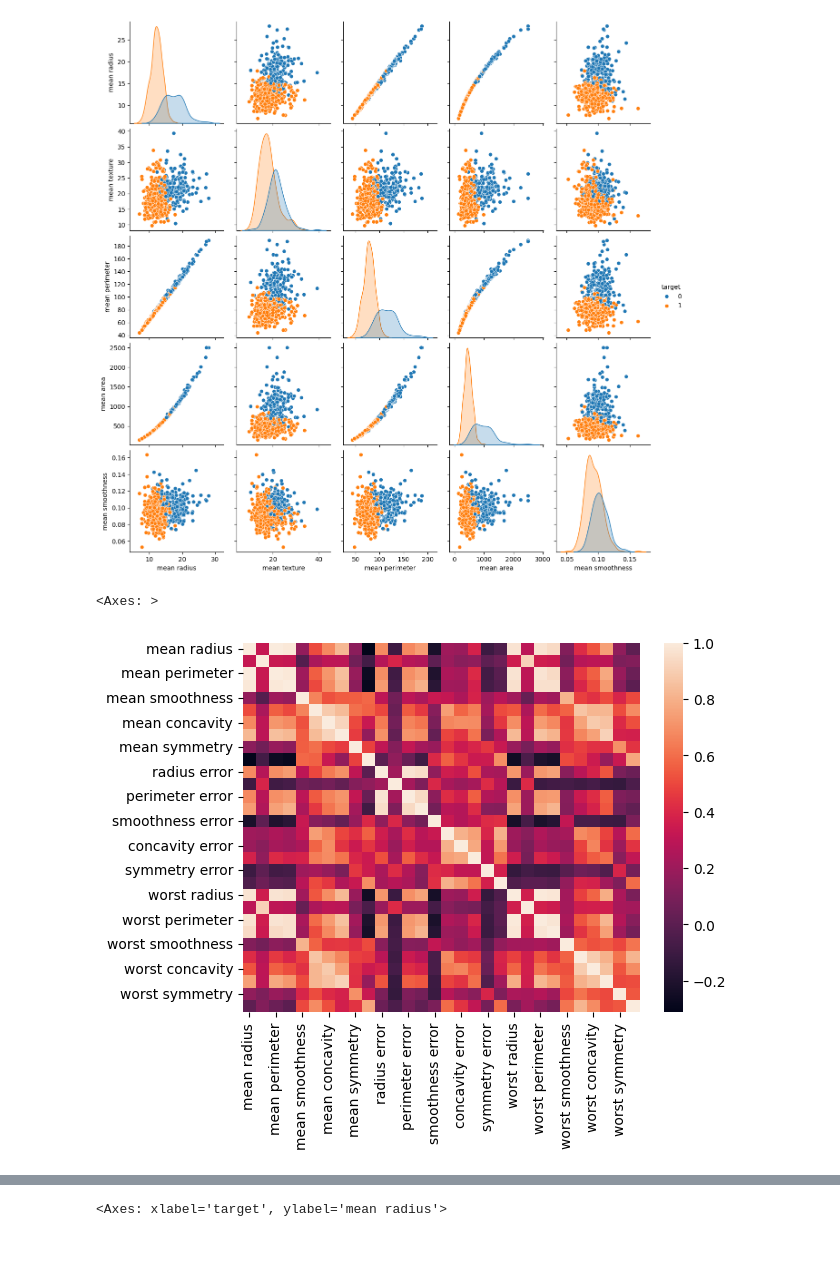
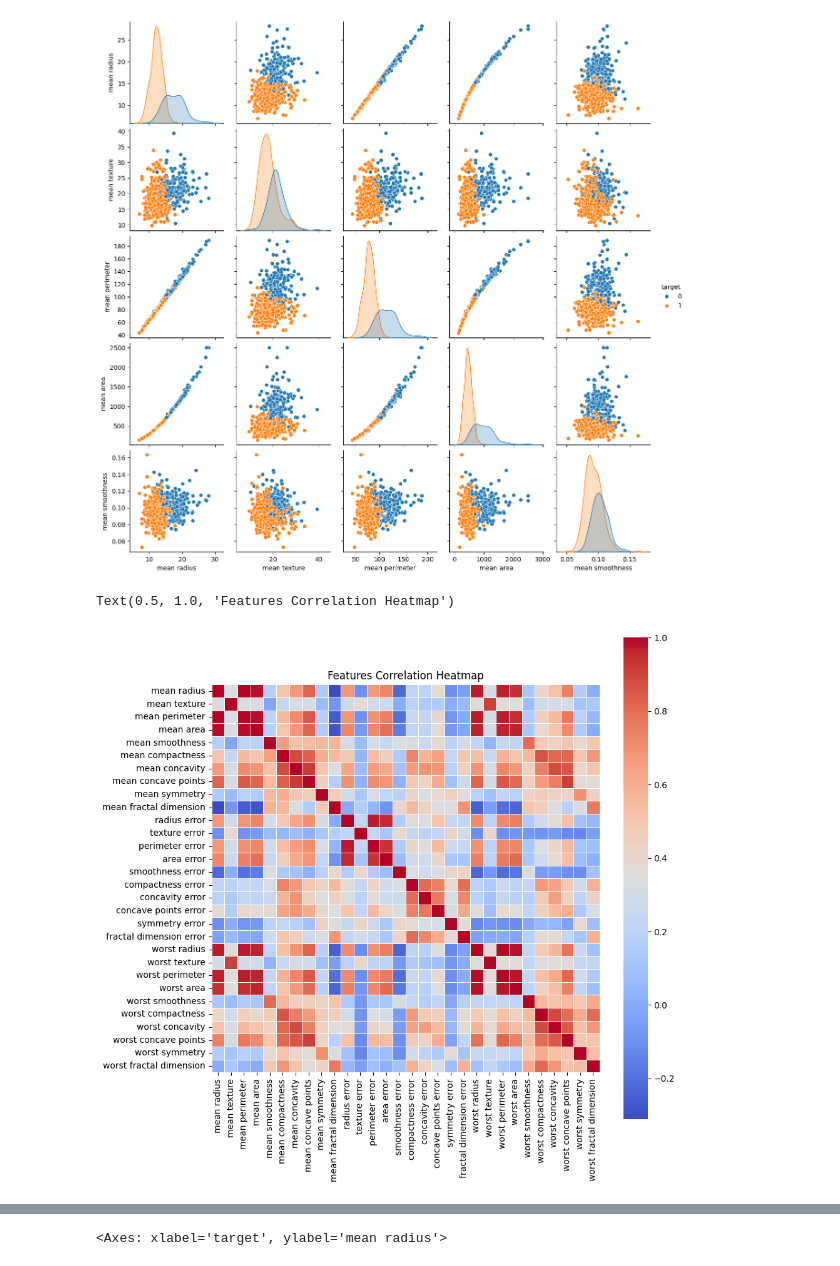
Before and after one commit to Baz177/ML_AI_submissions, a Jupyter notebook: Student_MLE_MiniProject_Logistic_Regression.ipynb, the cells around one changed output, grey strips where cells are left out. Saved outputs shown, nothing was run; the diff lists cells and outputs as text; code cells hidden in the pictures.

```diff
--- a/Student_MLE_MiniProject_Logistic_Regression.ipynb
+++ b/Student_MLE_MiniProject_Logistic_Regression.ipynb
@@ -123,7 +143,9 @@ sns.pairplot(X_df, hue='target', vars=X.columns[:5])
 [figure]
 # %%
 # Create a correlation coefficeint heatmap
-sns.heatmap(X.corr())
+plt.figure(figsize=(10,10))
+sns.heatmap(X.corr(), cmap = 'coolwarm', fmt = '', annot_kws = {'size': 20}, linewidths = 0.5, square=True)
+plt.title('Features Correlation Heatmap')
 # %% [output]
-<Axes: >
+Text(0.5, 1.0, 'Features Correlation Heatmap')
-[figure, old version]
+[figure, new version]
```
Also changed, not shown: parts of 12 cells of this notebook.
